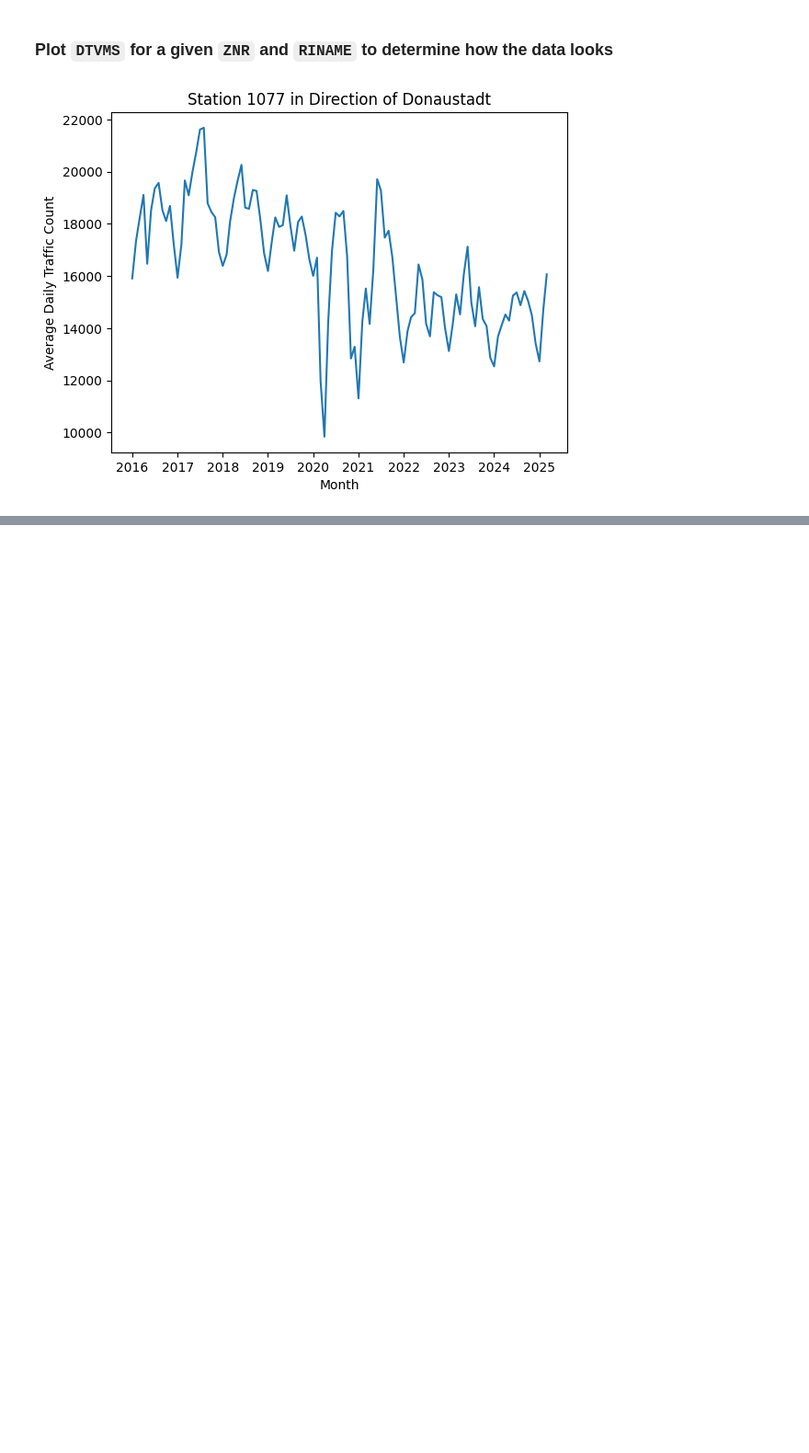
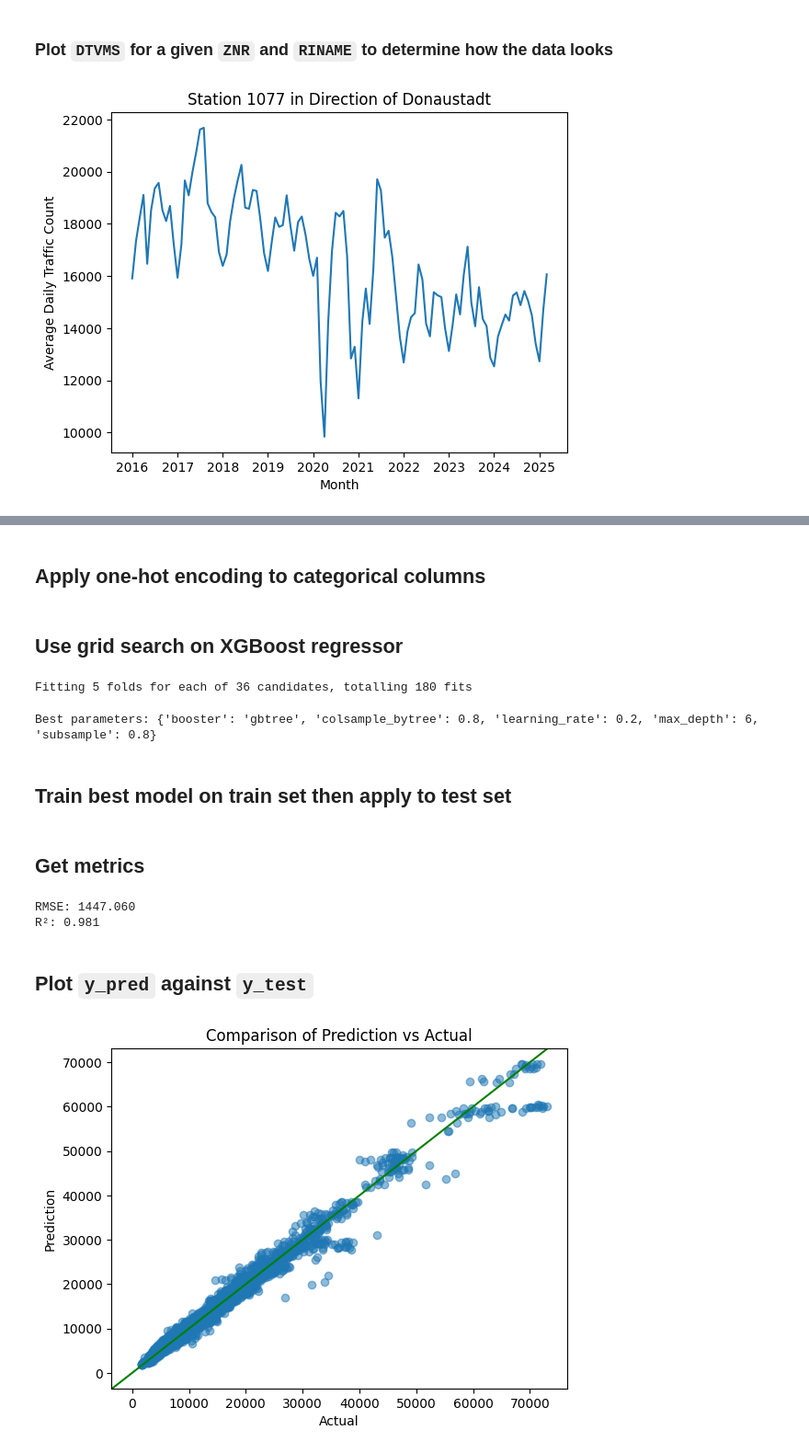
Before and after one commit to gerezk/predicting-traffic-counts, a Jupyter notebook: ML_model_training.ipynb, the cells around one changed output, grey strips where cells are left out. Shown at 92% size. Saved outputs shown, nothing was run; the diff lists cells and outputs as text; code cells hidden in the pictures; blank space fills up the shorter version.

```diff
--- a/ML_model_training.ipynb
+++ b/ML_model_training.ipynb
@@ -102,0 +139,67 @@ plt.show()
+# %% [markdown]
+## Apply one-hot encoding to categorical columns
+# %%
+preprocessor = ColumnTransformer(
+    transformers=[
+        ("cat", OneHotEncoder(handle_unknown="ignore"), ["ZNR", "STRTYP", "RINAME"])
+    ],
+    remainder="passthrough"
+)
+
+pipeline = Pipeline([
+    ("preprocess", preprocessor),
+])
+
+X_train_processed = pipeline.fit_transform(X_train)
+X_test_processed  = pipeline.transform(X_test)
+# %% [markdown]
+## Use grid search on XGBoost regressor
+# %%
+model = xgb.XGBRegressor(objective='reg:squarederror',
+                         n_estimators=100, random_state=42)
+param_grid = {
+    'max_depth': [3, 6, 9],
+    'learning_rate': [0.01, 0.1, 0.2],
+    'subsample': [0.8, 1.0],
+    'booster': ['gbtree'],
+    'colsample_bytree': [0.8, 1.0]
+}
+
+tscv = TimeSeriesSplit(n_splits=5)
+grid_search = GridSearchCV(estimator=model, param_grid=param_grid, cv=tscv, n_jobs=-1, verbose=1)
+grid_search.fit(X_train_processed, y_train)
+
+print("Best parameters:", grid_search.best_params_)
+# %% [output]
+Fitting 5 folds for each of 36 candidates, totalling 180 fits
+Best parameters: {'booster': 'gbtree', 'colsample_bytree': 0.8, 'learning_rate': 0.2, 'max_depth': 6, 'subsample': 0.8}
+# %% [markdown]
+## Train best model on train set then apply to test set
+# %%
+model = xgb.XGBRegressor(objective='reg:squarederror', n_estimators=100, random_state=42,
+                         max_depth=6, booster='gbtree',
+                         learning_rate=0.2, subsample=0.8, colsample_bytree=0.8)
+model.fit(X_train_processed, y_train)
+y_pred = model.predict(X_test_processed)
+# %% [markdown]
+## Get metrics
+# %%
+rmse = np.sqrt(mean_squared_error(y_test, y_pred))
+r2 = r2_score(y_test, y_pred)
+
+print(f'RMSE: {rmse:.3f}')
+print(f'R²: {r2:.3f}')
+# %% [output]
+RMSE: 1447.060
+R²: 0.981
+# %% [markdown]
+## Plot `y_pred` against `y_test`
+# %%
+plt.scatter(y_test, y_pred, alpha=0.5)
+plt.title('Comparison of Prediction vs Actual')
+plt.xlabel('Actual')
+plt.ylabel('Prediction')
+plt.axline((0, 0), slope=1., color='green', label='by slope')
+plt.show()
+# %% [output]
+[figure, added]
```
Also changed, not shown: parts of 12 cells of this notebook.
